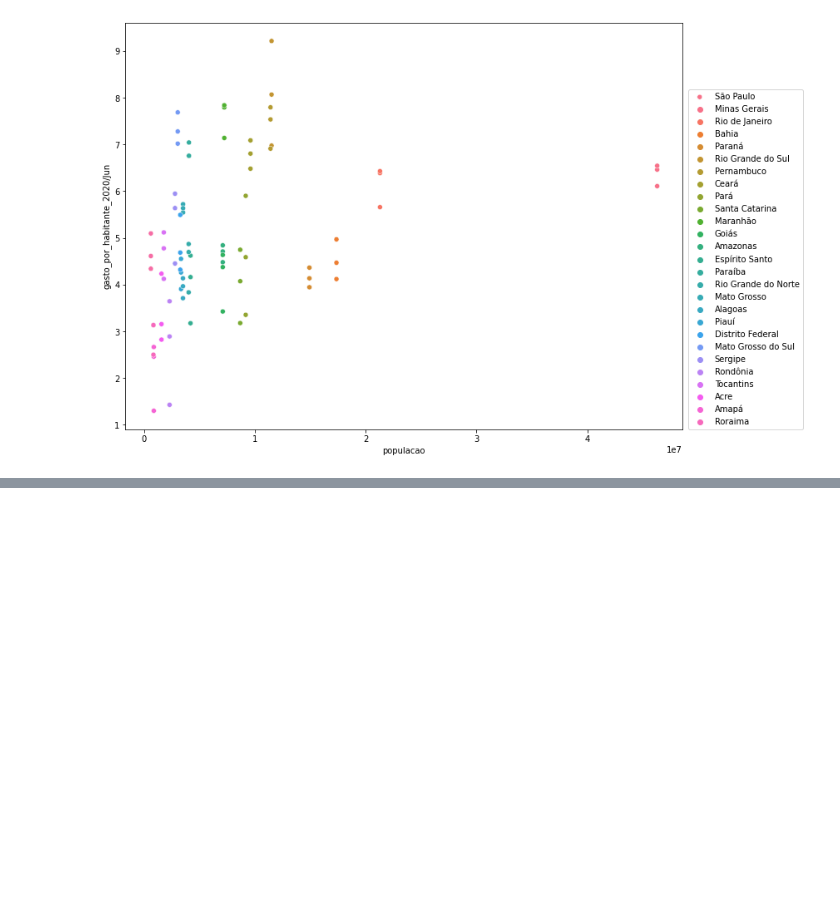
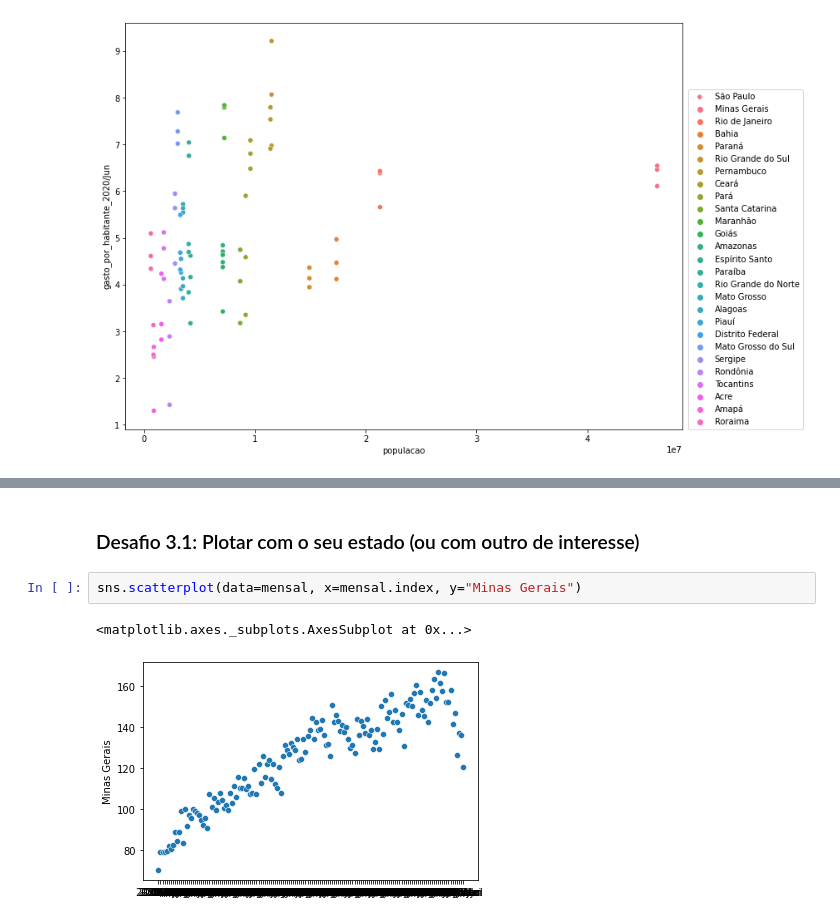
Before and after one commit to cfernando89/Bootcamp_Data_Science, a Jupyter notebook: Alura_BootCamp_Modulo2.ipynb, the cells around one changed output, grey strips where cells are left out. Drawn from its saved outputs; the diff is of its cells as text; blank space fills up the shorter version.

```diff
--- a/Alura_BootCamp_Modulo2.ipynb
+++ b/Alura_BootCamp_Modulo2.ipynb
@@ -631,0 +710,7 @@ plt.legend(gastos_e_populacao_recente.index, loc=(1.01,0))
+# %% [markdown]
+### Desafio 3.1: Plotar com o seu estado (ou com outro de interesse)
+# %%
+sns.scatterplot(data=mensal, x=mensal.index, y="Minas Gerais")
+# %% [output]
+<matplotlib.axes._subplots.AxesSubplot at 0x...>
+[figure, added]
```
Also changed, not shown: parts of 69 cells of this notebook.
